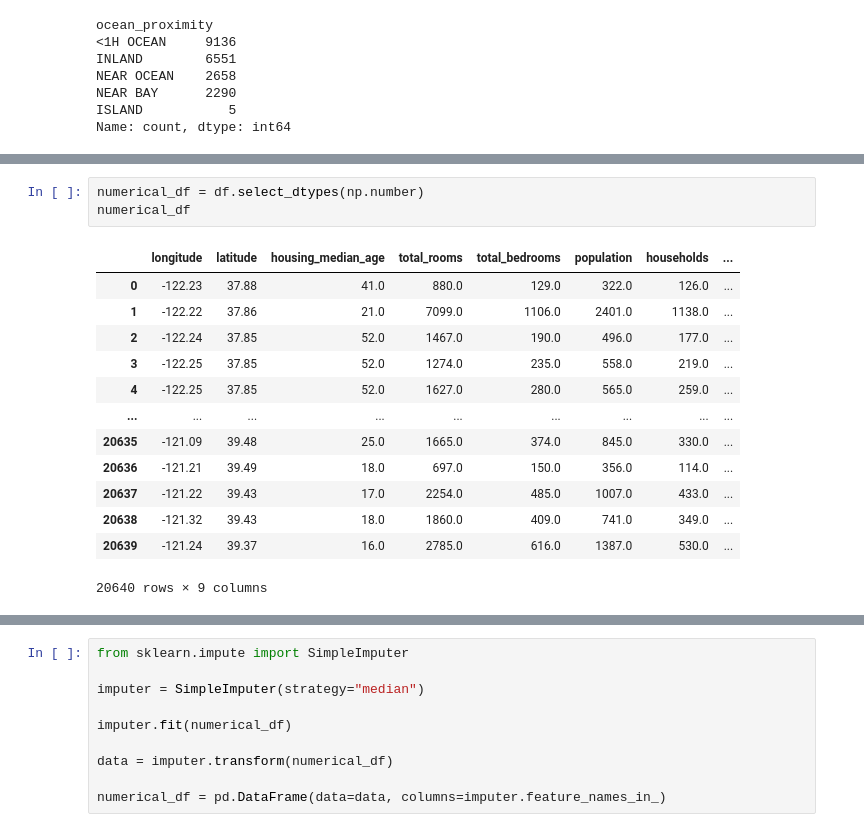
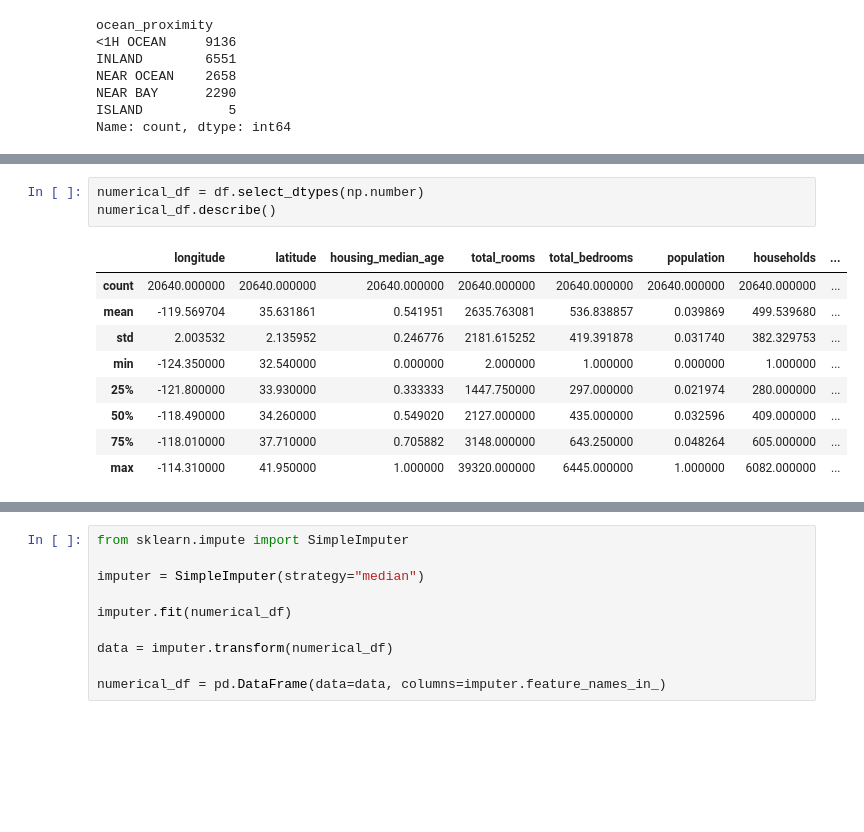
Before and after one commit to Az1zbekx/MAAB-BI, a Jupyter notebook: ml/lesson-2/tasks.ipynb, the cells around one changed output, grey strips where cells are left out. Saved outputs shown, nothing was run; the diff lists cells and outputs as text; blank space fills up the shorter version.

```diff
--- a/ml/lesson-2/tasks.ipynb
+++ b/ml/lesson-2/tasks.ipynb
@@ -71,20 +72,16 @@ total_bedrooms 207
 # %%
 numerical_df = df.select_dtypes(np.number)
-numerical_df
+numerical_df.describe()
 # %% [output]
 |  | longitude | latitude | housing_median_age | total_rooms | total_bedrooms | population | households | ... |
-| 0 | -122.23 | 37.88 | 41.0 | 880.0 | 129.0 | 322.0 | 126.0 | ... |
-| 1 | -122.22 | 37.86 | 21.0 | 7099.0 | 1106.0 | 2401.0 | 1138.0 | ... |
-| 2 | -122.24 | 37.85 | 52.0 | 1467.0 | 190.0 | 496.0 | 177.0 | ... |
-| 3 | -122.25 | 37.85 | 52.0 | 1274.0 | 235.0 | 558.0 | 219.0 | ... |
-| 4 | -122.25 | 37.85 | 52.0 | 1627.0 | 280.0 | 565.0 | 259.0 | ... |
-| ... | ... | ... | ... | ... | ... | ... | ... | ... |
-| 20635 | -121.09 | 39.48 | 25.0 | 1665.0 | 374.0 | 845.0 | 330.0 | ... |
-| 20636 | -121.21 | 39.49 | 18.0 | 697.0 | 150.0 | 356.0 | 114.0 | ... |
-| 20637 | -121.22 | 39.43 | 17.0 | 2254.0 | 485.0 | 1007.0 | 433.0 | ... |
-| 20638 | -121.32 | 39.43 | 18.0 | 1860.0 | 409.0 | 741.0 | 349.0 | ... |
-| 20639 | -121.24 | 39.37 | 16.0 | 2785.0 | 616.0 | 1387.0 | 530.0 | ... |
+| count | 20640.000000 | 20640.000000 | 20640.000000 | 20640.000000 | 20640.000000 | 20640.000000 | 20640.000000 | ... |
+| mean | -119.569704 | 35.631861 | 0.541951 | 2635.763081 | 536.838857 | 0.039869 | 499.539680 | ... |
+| std | 2.003532 | 2.135952 | 0.246776 | 2181.615252 | 419.391878 | 0.031740 | 382.329753 | ... |
+| min | -124.350000 | 32.540000 | 0.000000 | 2.000000 | 1.000000 | 0.000000 | 1.000000 | ... |
+| 25% | -121.800000 | 33.930000 | 0.333333 | 1447.750000 | 297.000000 | 0.021974 | 280.000000 | ... |
+| 50% | -118.490000 | 34.260000 | 0.549020 | 2127.000000 | 435.000000 | 0.032596 | 409.000000 | ... |
+| 75% | -118.010000 | 37.710000 | 0.705882 | 3148.000000 | 643.250000 | 0.048264 | 605.000000 | ... |
+| max | -114.310000 | 41.950000 | 1.000000 | 39320.000000 | 6445.000000 | 1.000000 | 6082.000000 | ... |
-20640 rows × 9 columns
 # %%
 categorical_df = df.select_dtypes(include=['category'])
 categorical_df
```
Also changed, not shown: parts of 12 cells of this notebook, 3 other files.
